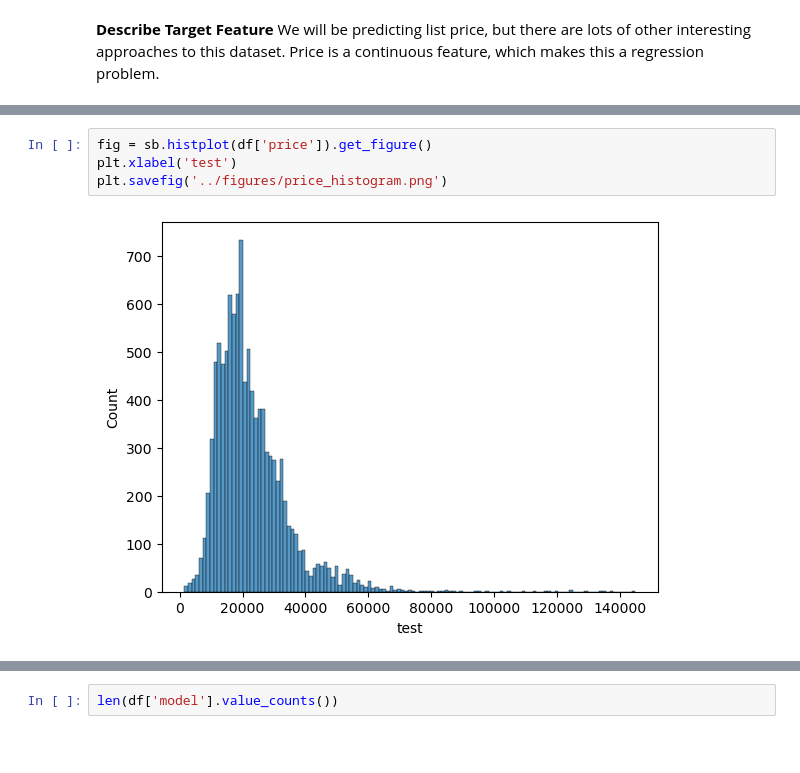
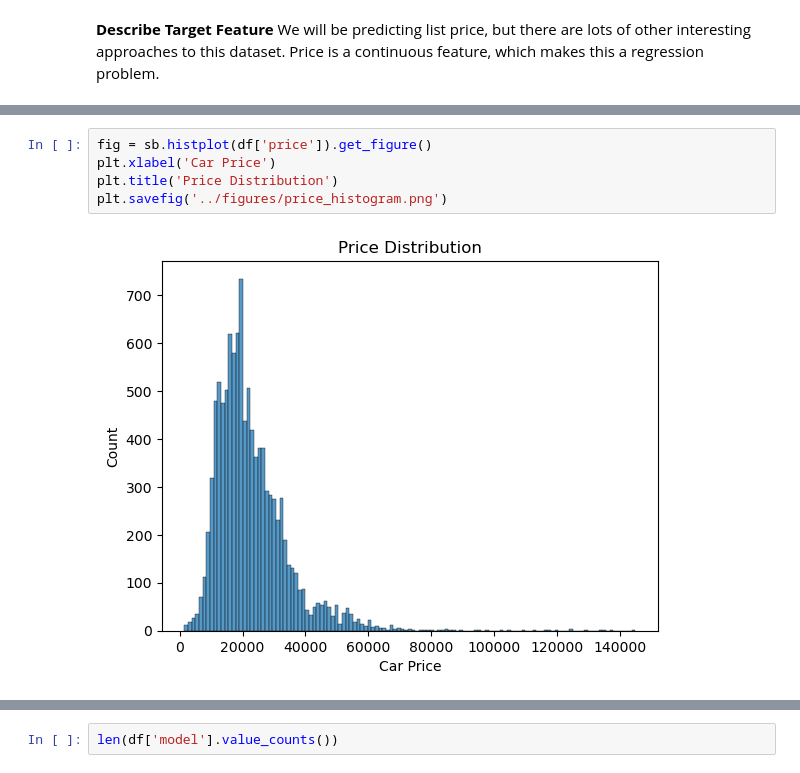
Before and after one commit to burkeob/Car-Price-Prediction, a Jupyter notebook: src/EDA.ipynb, the cells around one changed output, grey strips where cells are left out. Saved outputs shown, nothing was run; the diff lists cells and outputs as text; blank space fills up the shorter version.

Commit message:
Add lots of graphs

```diff
--- a/src/EDA.ipynb
+++ b/src/EDA.ipynb
@@ -126,6 +133,7 @@ Name: price, dtype: float64
 # %%
 fig = sb.histplot(df['price']).get_figure()
-plt.xlabel('test')
+plt.xlabel('Car Price')
+plt.title('Price Distribution')
 plt.savefig('../figures/price_histogram.png')
 # %% [output]
-[figure, old version]
+[figure, new version]
```
Also changed, not shown: parts of 26 cells of this notebook, 24 other files.
